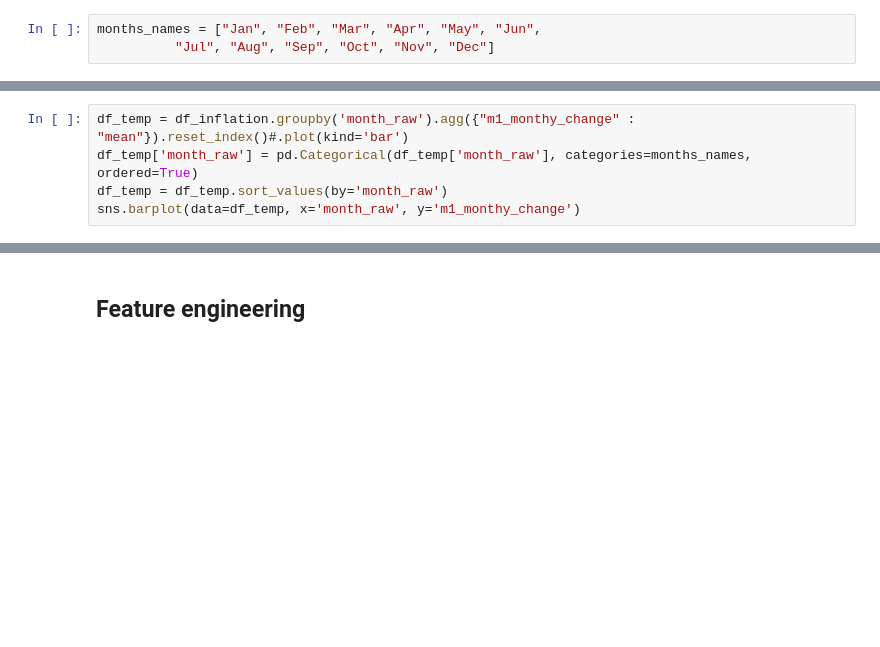
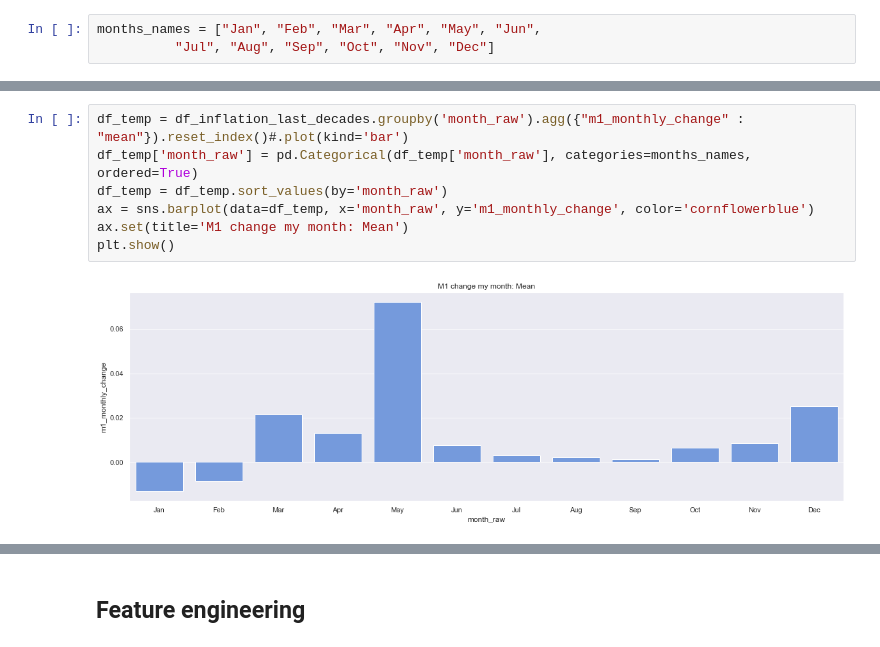
Before and after one commit to LeoSaffron/Inflation-Prediction, a Jupyter notebook: Inflation.ipynb, the cells around one changed output, grey strips where cells are left out. Cells and saved outputs as stored; diff of their text form; blank space fills up the shorter version.

```diff
--- a/Inflation.ipynb
+++ b/Inflation.ipynb
@@ -444,5 +480,9 @@ sns.barplot(data=df_temp, x='month_raw', y='cpi_monthy_change')
 # %%
-df_temp = df_inflation.groupby('month_raw').agg({"m1_monthy_change" : "mean"}).reset_index()#.plot(kind='bar')
+df_temp = df_inflation_last_decades.groupby('month_raw').agg({"m1_monthly_change" : "mean"}).reset_index()#.plot(kind='bar')
 df_temp['month_raw'] = pd.Categorical(df_temp['month_raw'], categories=months_names, ordered=True)
 df_temp = df_temp.sort_values(by='month_raw')
-sns.barplot(data=df_temp, x='month_raw', y='m1_monthy_change')
+ax = sns.barplot(data=df_temp, x='month_raw', y='m1_monthly_change', color='cornflowerblue')
+ax.set(title='M1 change my month: Mean')
+plt.show()
+# %% [output]
+[figure, added]
```
Also changed, not shown: parts of 80 cells of this notebook.
